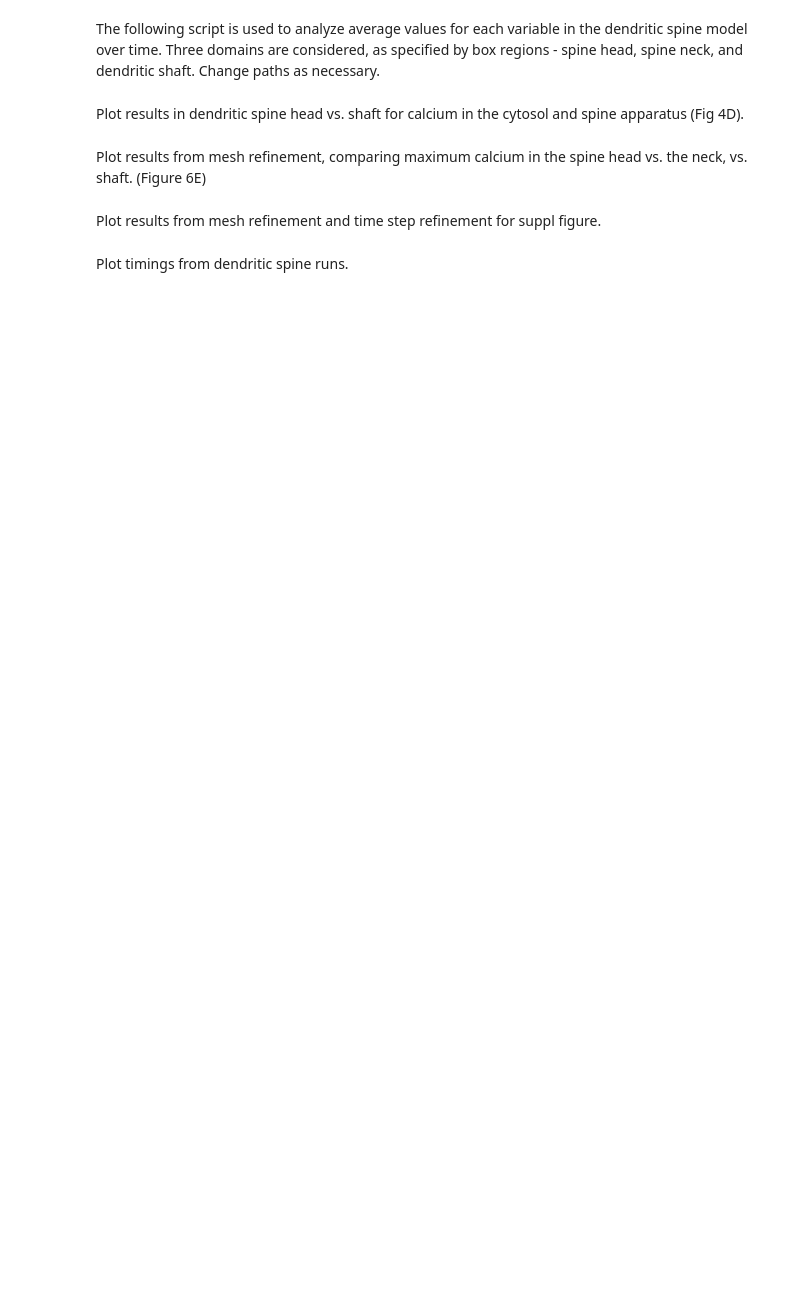
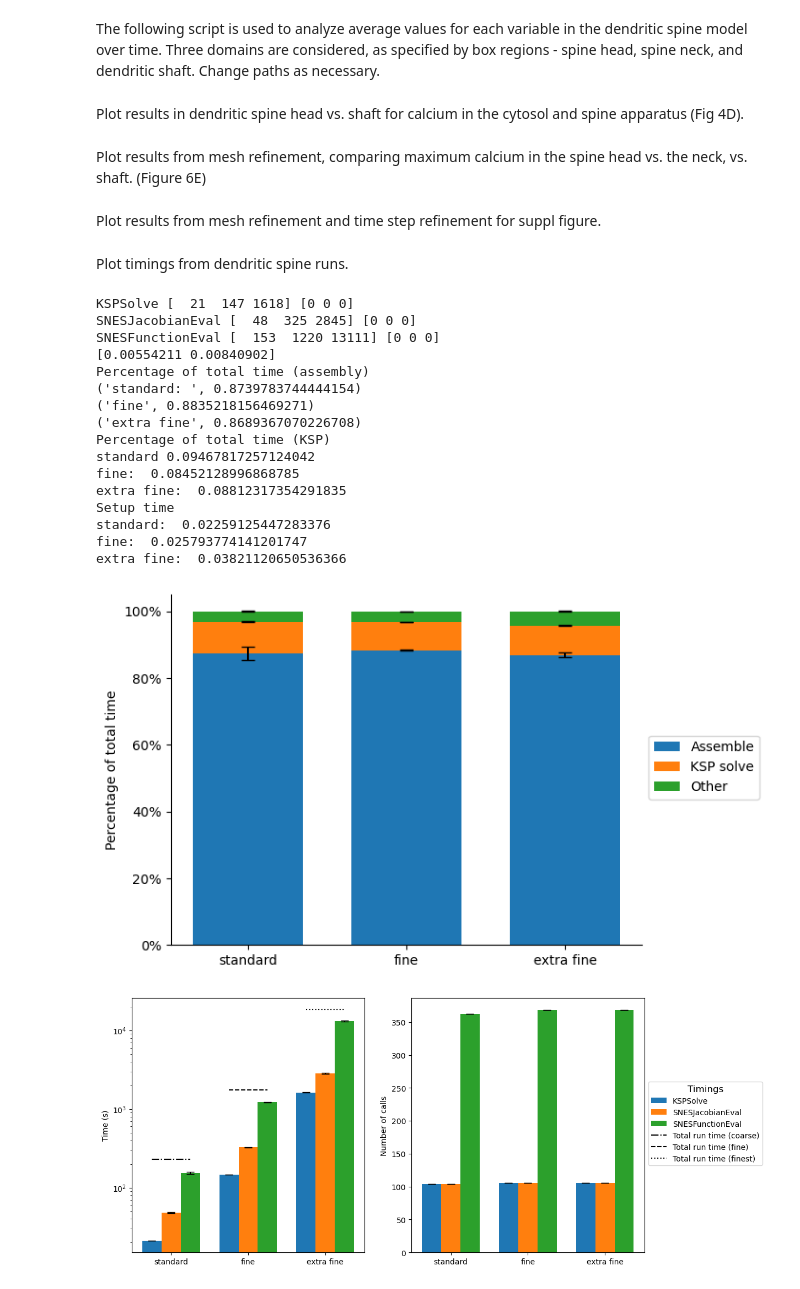
Before and after one commit to RangamaniLabUCSD/smart-nanopillars, a Jupyter notebook: dendritic-spine-example/dendritic-spine-figs.ipynb, the cells around one changed output. Saved outputs shown, nothing was run; the diff lists cells and outputs as text; code cells hidden in the pictures; blank space fills up the shorter version.

```diff
--- a/dendritic-spine-example/dendritic-spine-figs.ipynb
+++ b/dendritic-spine-example/dendritic-spine-figs.ipynb
@@ -95,11 +95,30 @@ postprocess.plot_refinement_study(all_results, output_folder, format="pdf")
 Plot timings from dendritic spine runs.
 # %%
 import postprocess, json, pathlib
-output_folder = pathlib.Path.cwd() / ".." / "analysis_data" / "dendritic-spine" / "dendritic-spine-spatial"
+output_folder = pathlib.Path.cwd() / ".." / "analysis_data" / "dendritic-spine" / "dendritic-spine-timings"
 results_file = output_folder / "results_dendritic_spine.json"
 json_data = json.loads(results_file.read_text())
 for i in range(len(json_data)):
     json_data[i]["petsc_timings_"] = json_data[i].pop("petsc_timings")
 all_results = [postprocess.Data(**r) for r in json_data]
 postprocess.plot_timings_stacked(all_results, output_folder, format="pdf")
 postprocess.plot_timings(all_results, output_folder, format="pdf")
+# %% [output]
+KSPSolve [  21  147 1618] [0 0 0]
+SNESJacobianEval [  48  325 2845] [0 0 0]
+SNESFunctionEval [  153  1220 13111] [0 0 0]
+[0.00554211 0.00840902]
+Percentage of total time (assembly)
+('standard: ', 0.8739783744444154)
+('fine', 0.8835218156469271)
+('extra fine', 0.8689367070226708)
+Percentage of total time (KSP)
+standard 0.09467817257124042
+fine:  0.08452128996868785
+extra fine:  0.08812317354291835
+Setup time
+standard:  0.02259125447283376
+fine:  0.025793774141201747
+extra fine:  0.03821120650536366
+[figure, added]
+[figure, added]
```
Also changed, not shown: parts of 1 cell of this notebook, 4 other files.
